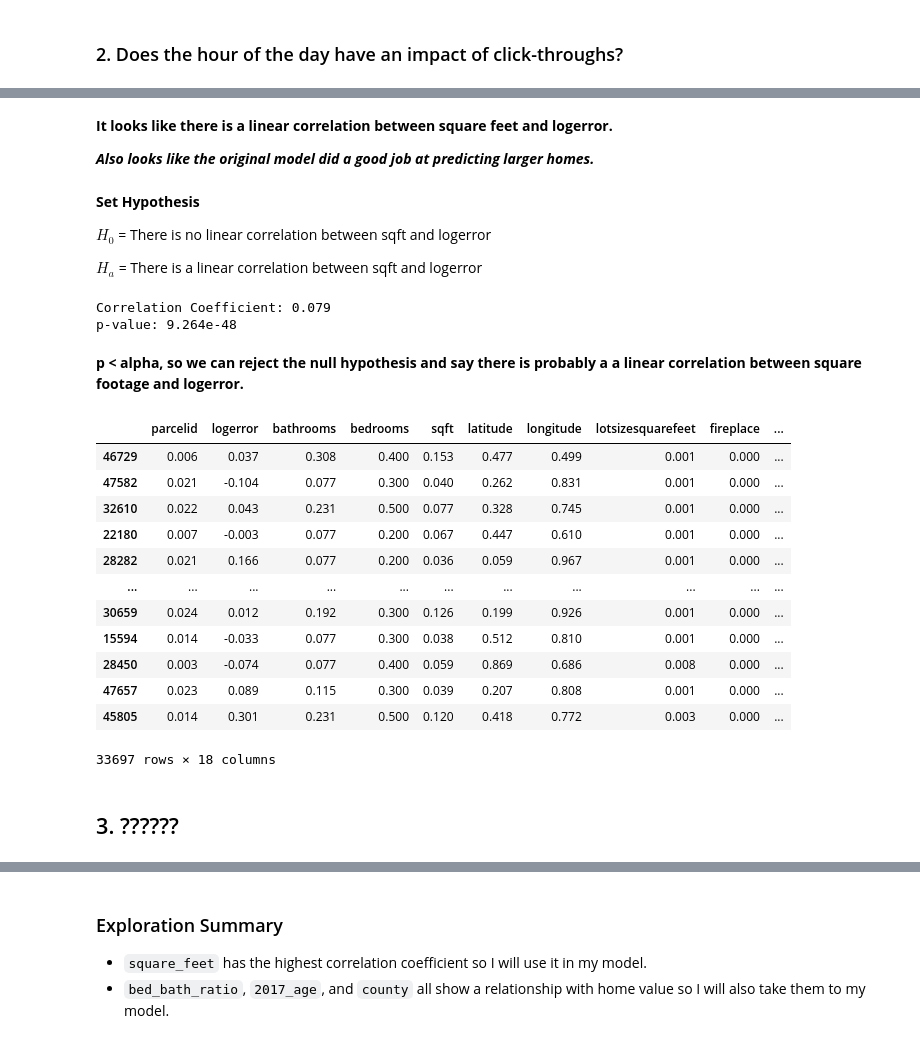
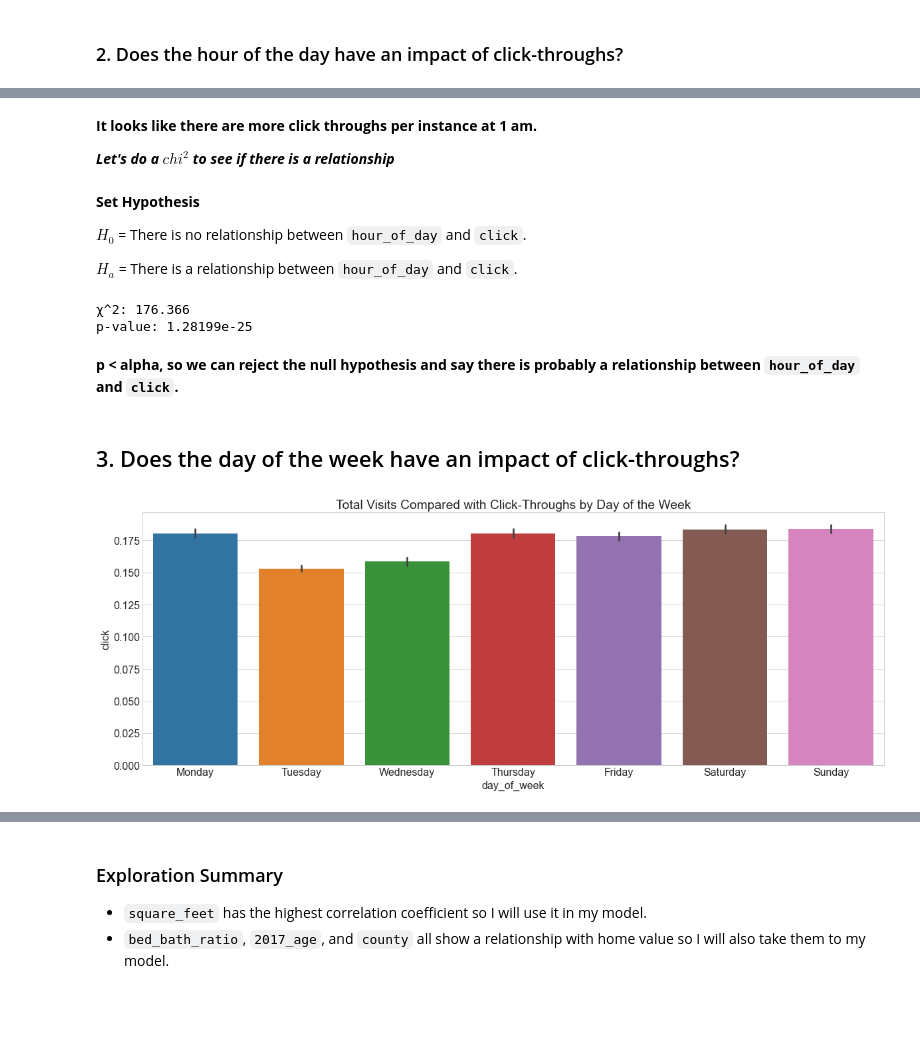
Before and after one commit to markydoug/click_throughs, a Jupyter notebook: project_template.ipynb, the cells around one changed output, grey strips where cells are left out. Saved outputs shown, nothing was run; the diff lists cells and outputs as text; code cells hidden in the pictures; blank space fills up the shorter version.

Commit message:
Add up to modeling'

````diff
--- a/project_template.ipynb
+++ b/project_template.ipynb
@@ -111,21 +136,22 @@ train.groupby('hour_of_day').click.sum().plot()
 # %% [markdown]
-**It looks like there is a linear correlation between square feet and logerror.**
+**It looks like there are more click throughs per instance at 1 am.**
 
-***Also looks like the original model did a good job at predicting larger homes.***
+***Let's do a $chi^2$ to see if there is a relationship***
 # %% [markdown]
 **Set Hypothesis**
 
-$H_0$ = There is no linear correlation between sqft and logerror
+$H_0$ = There is no relationship between ```hour_of_day``` and ```click```.
 
-$H_a$ = There is a linear correlation between sqft and logerror
+$H_a$ = There is a relationship between ```hour_of_day``` and ```click```.
-# %%
- #run spearman test to see if there is any linear correlation
-corr, p = stats.spearmanr(train.sqft, train.logerror)
-
-#print results
-print(f"Correlation Coefficient: {corr:.2}\np-value: {p:.4}")
-# %% [output]
-Correlation Coefficient: 0.079
-p-value: 9.264e-48
+# %%
+#create crosstab of the two variables
+observed = pd.crosstab(train["hour_of_day"], train["click"])
+
+#run χ^2 test
+chi2, p, degf, expected = stats.chi2_contingency(observed)
+print(f"χ^2: {chi2:.6}\np-value: {p:.6}")
+# %% [output]
+χ^2: 176.366
+p-value: 1.28199e-25
 # %% [markdown]
-**p < alpha, so we can reject the null hypothesis and say there is probably a a linear correlation between square footage and logerror.**
+**p < alpha, so we can reject the null hypothesis and say there is probably a relationship between ```hour_of_day``` and ```click```.**
@@ -134,18 +158,8 @@ train_scale, validate_scale, test_scale =w.scale_zillow(train, validate, test, '
-# %%
-train_scale
-# %% [output]
-|  | parcelid | logerror | bathrooms | bedrooms | sqft | latitude | longitude | lotsizesquarefeet | fireplace | ... |
-| 46729 | 0.006 | 0.037 | 0.308 | 0.400 | 0.153 | 0.477 | 0.499 | 0.001 | 0.000 | ... |
-| 47582 | 0.021 | -0.104 | 0.077 | 0.300 | 0.040 | 0.262 | 0.831 | 0.001 | 0.000 | ... |
-| 32610 | 0.022 | 0.043 | 0.231 | 0.500 | 0.077 | 0.328 | 0.745 | 0.001 | 0.000 | ... |
-| 22180 | 0.007 | -0.003 | 0.077 | 0.200 | 0.067 | 0.447 | 0.610 | 0.001 | 0.000 | ... |
-| 28282 | 0.021 | 0.166 | 0.077 | 0.200 | 0.036 | 0.059 | 0.967 | 0.001 | 0.000 | ... |
-| ... | ... | ... | ... | ... | ... | ... | ... | ... | ... | ... |
-| 30659 | 0.024 | 0.012 | 0.192 | 0.300 | 0.126 | 0.199 | 0.926 | 0.001 | 0.000 | ... |
-| 15594 | 0.014 | -0.033 | 0.077 | 0.300 | 0.038 | 0.512 | 0.810 | 0.001 | 0.000 | ... |
-| 28450 | 0.003 | -0.074 | 0.077 | 0.400 | 0.059 | 0.869 | 0.686 | 0.008 | 0.000 | ... |
-| 47657 | 0.023 | 0.089 | 0.115 | 0.300 | 0.039 | 0.207 | 0.808 | 0.001 | 0.000 | ... |
-| 45805 | 0.014 | 0.301 | 0.231 | 0.500 | 0.120 | 0.418 | 0.772 | 0.003 | 0.000 | ... |
-33697 rows × 18 columns
 # %% [markdown]
-## 3. ??????
+## 3. Does the day of the week have an impact of click-throughs?
+# %%
+sns.barplot(data=train, x='day_of_week', y='click',order=days)
+plt.title("Total Visits Compared with Click-Throughs by Day of the Week")
+plt.show()
+# %% [output]
+[figure, added]
````
Also changed, not shown: parts of 31 cells of this notebook.
